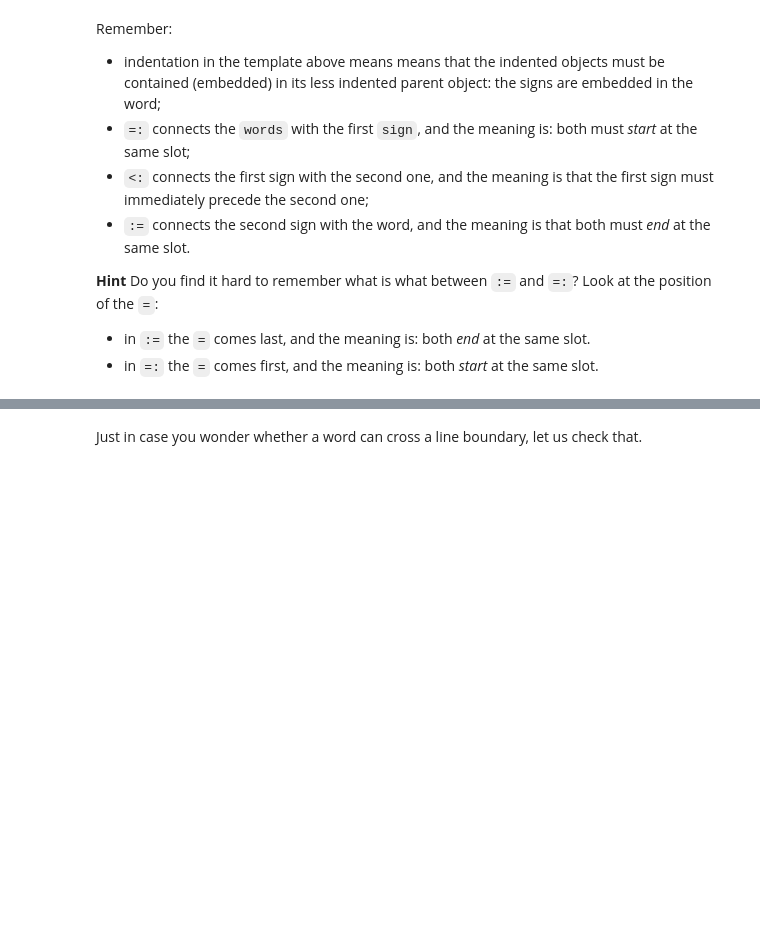
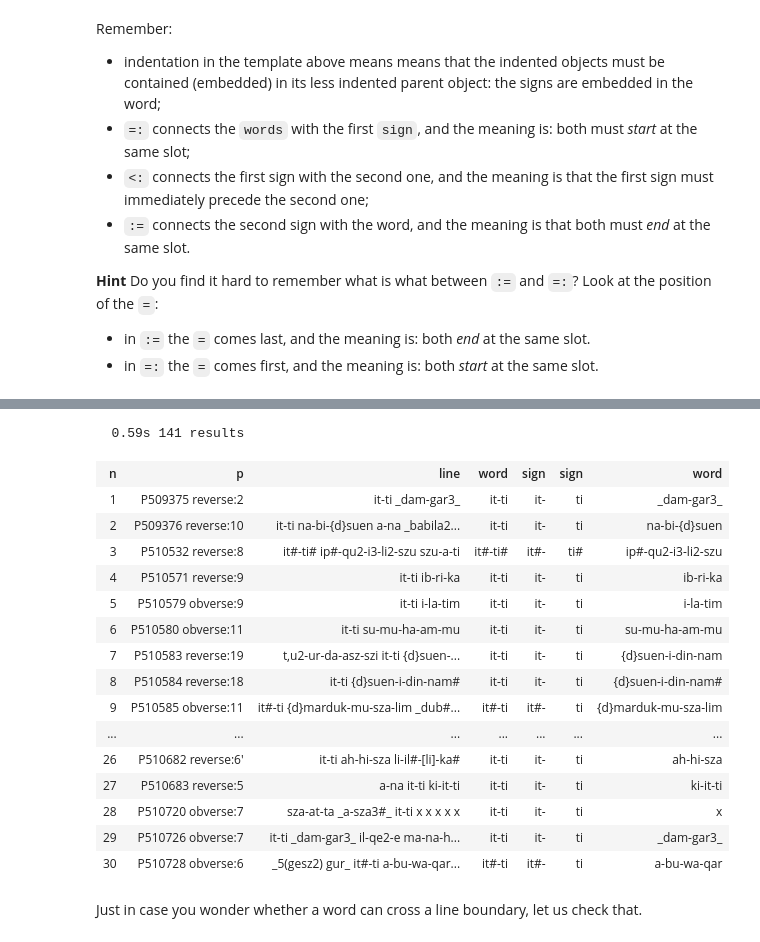
Before and after one commit to Nino-cunei/primers, a Jupyter notebook: oldbabylonian/OB-primer1-prepositions.ipynb, the cells around one changed output, grey strips where cells are left out. Saved outputs shown, nothing was run; the diff lists cells and outputs as text; code cells hidden in the pictures; blank space fills up the shorter version.

```diff
--- a/oldbabylonian/OB-primer1-prepositions.ipynb
+++ b/oldbabylonian/OB-primer1-prepositions.ipynb
@@ -151,3 +179,32 @@ A.table(resultsL, condensed=False, end=10)
+# %%
+queryL = '''
+line
+  word
+    =: sign reading=it
+    <: sign reading=ti
+    :=
+  <: word
+'''
+results = A.search(queryL)
+A.table(results, end=30)
+# %% [output]
+  0.59s 141 results
+| n | p | line | word | sign | sign | word |
+| 1 | P509375 reverse:2 | it-ti _dam-gar3_ | it-ti | it- | ti | _dam-gar3_ |
+| 2 | P509376 reverse:10 | it-ti na-bi-{d}suen a-na _babila2... | it-ti | it- | ti | na-bi-{d}suen |
+| 3 | P510532 reverse:8 | it#-ti# ip#-qu2-i3-li2-szu szu-a-ti | it#-ti# | it#- | ti# | ip#-qu2-i3-li2-szu |
+| 4 | P510571 reverse:9 | it-ti ib-ri-ka | it-ti | it- | ti | ib-ri-ka |
+| 5 | P510579 obverse:9 | it-ti i-la-tim | it-ti | it- | ti | i-la-tim |
+| 6 | P510580 obverse:11 | it-ti su-mu-ha-am-mu | it-ti | it- | ti | su-mu-ha-am-mu |
+| 7 | P510583 reverse:19 | t,u2-ur-da-asz-szi it-ti {d}suen-... | it-ti | it- | ti | {d}suen-i-din-nam |
+| 8 | P510584 reverse:18 | it-ti {d}suen-i-din-nam# | it-ti | it- | ti | {d}suen-i-din-nam# |
+| 9 | P510585 obverse:11 | it#-ti {d}marduk-mu-sza-lim _dub#... | it#-ti | it#- | ti | {d}marduk-mu-sza-lim |
+| ... | ... | ... | ... | ... | ... | ... |
+| 26 | P510682 reverse:6' | it-ti ah-hi-sza li-il#-[li]-ka# | it-ti | it- | ti | ah-hi-sza |
+| 27 | P510683 reverse:5 | a-na it-ti ki-it-ti | it-ti | it- | ti | ki-it-ti |
+| 28 | P510720 obverse:7 | sza-at-ta _a-sza3#_ it-ti x x x x x | it-ti | it- | ti | x |
+| 29 | P510726 obverse:7 | it-ti _dam-gar3_ il-qe2-e ma-na-h... | it-ti | it- | ti | _dam-gar3_ |
+| 30 | P510728 obverse:6 | _5(gesz2) gur_ it#-ti a-bu-wa-qar... | it#-ti | it#- | ti | a-bu-wa-qar |
 # %% [markdown]
 Just in case you wonder whether a word can cross a line boundary, let us check that.
 # %%
```
Also changed, not shown: parts of 13 cells of this notebook.
